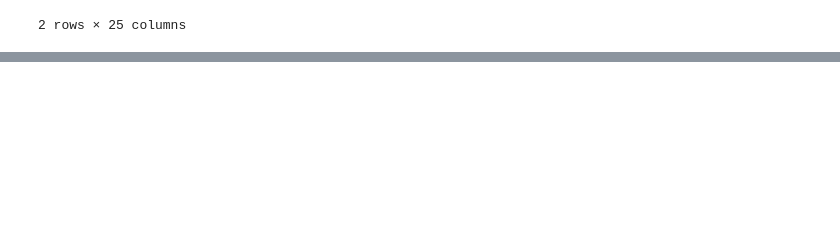
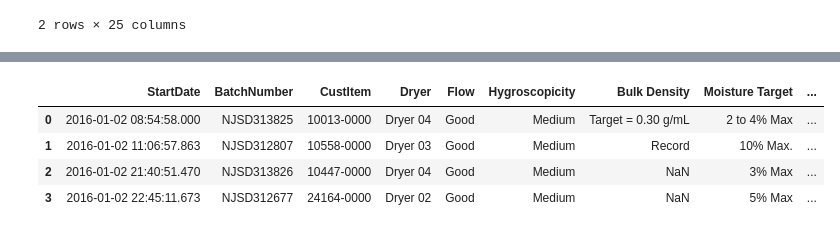
Before and after one commit to L3P3titPrince/Spray_Weather_Forecast, a Jupyter notebook: 21_Weather.ipynb, the cells around one changed output, grey strips where cells are left out. Drawn from its saved outputs; the diff is of its cells as text; code cells hidden in the pictures; blank space fills up the shorter version.

```diff
--- a/21_Weather.ipynb
+++ b/21_Weather.ipynb
@@ -339,0 +535,32 @@ df_pa_weather.head(2)
+# %%
+def round_to_hour_try(timestamp):
+    """
+    Round timestamp data to hour
+    """
+#     hour_date = timestamp.round(freq='H').tz_localize(tz='America/New_York', ambiguous='infer')
+#     hour_date = timestamp.round(freq='H').tz_localize(tz='America/New_York', nonexistent='shift_forward')
+#     hour_date = timestamp.round(freq='H').tz_localize(tz='America/New_York', ambiguous='NaT', nonexistent='shift_forward')
+#     print(hour_date)
+#     hour_date.tz_localize(tz='America/New_York')
+
+    # because we have summer time and winter time. So it will raise error when you convert UTC to EST
+    try:
+        hour_date = timestamp.round(freq='H').tz_localize(tz='America/New_York', nonexistent='shift_forward')
+    except:
+        print(timestamp.round(freq='H'))
+        hour_date = timestamp.round(freq='H').tz_localize(tz='America/New_York', ambiguous='NaT', nonexistent='shift_forward')
+        print(hour_date)
+    return hour_date
+# %%
+def round_to_hour(timestamp):
+    """
+    Round timestamp data to hour
+    """
+#     hour_date = timestamp.round(freq='H').tz_localize(tz='America/New_York', ambiguous='infer')
+#     hour_date = timestamp.round(freq='H').tz_localize(tz='America/New_York', nonexistent='shift_forward')
+    hour_date = timestamp.round(freq='H').tz_localize(tz='America/New_York', ambiguous='NaT', nonexistent='shift_forward')
+#     print(hour_date)
+#     hour_date.tz_localize(tz='America/New_York')
+    return hour_date
+# %%
+df_product['dt_EST'] = df_product['StartDate'].apply(round_to_hour_try)
@@ -339,0 +579,2 @@ df_pa_weather.head(2)
+# %%
+df_product['dt_ET'] = df_product['StartDate'].apply(round_to_hour)
@@ -339,0 +587,8 @@ df_pa_weather.head(2)
+# %%
+df_product.head(4)
+# %% [output]
+|  | StartDate | BatchNumber | CustItem | Dryer | Flow | Hygroscopicity | Bulk Density | Moisture Target | ... |
+| 0 | 2016-01-02 08:54:58.000 | NJSD313825 | 10013-0000 | Dryer 04 | Good | Medium | Target = 0.30 g/mL | 2 to 4% Max | ... |
+| 1 | 2016-01-02 11:06:57.863 | NJSD312807 | 10558-0000 | Dryer 03 | Good | Medium | Record | 10% Max. | ... |
+| 2 | 2016-01-02 21:40:51.470 | NJSD313826 | 10447-0000 | Dryer 04 | Good | Medium | NaN | 3% Max | ... |
+| 3 | 2016-01-02 22:45:11.673 | NJSD312677 | 24164-0000 | Dryer 02 | Good | Medium | NaN | 5% Max | ... |
```
Also changed, not shown: parts of 56 cells of this notebook.
